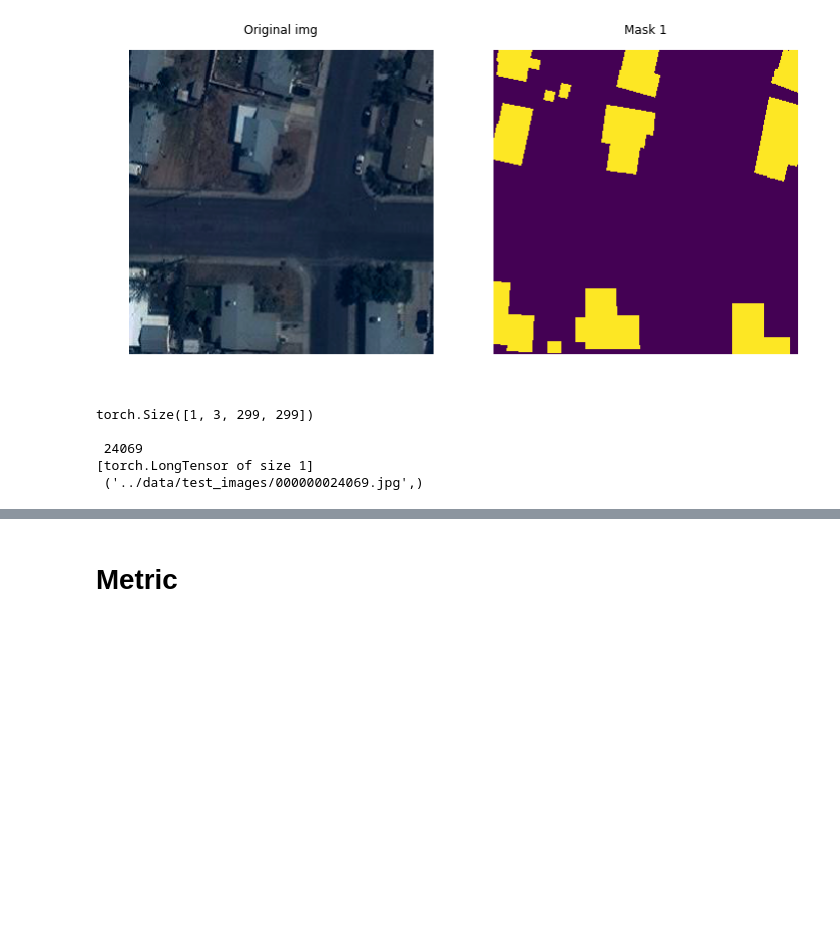
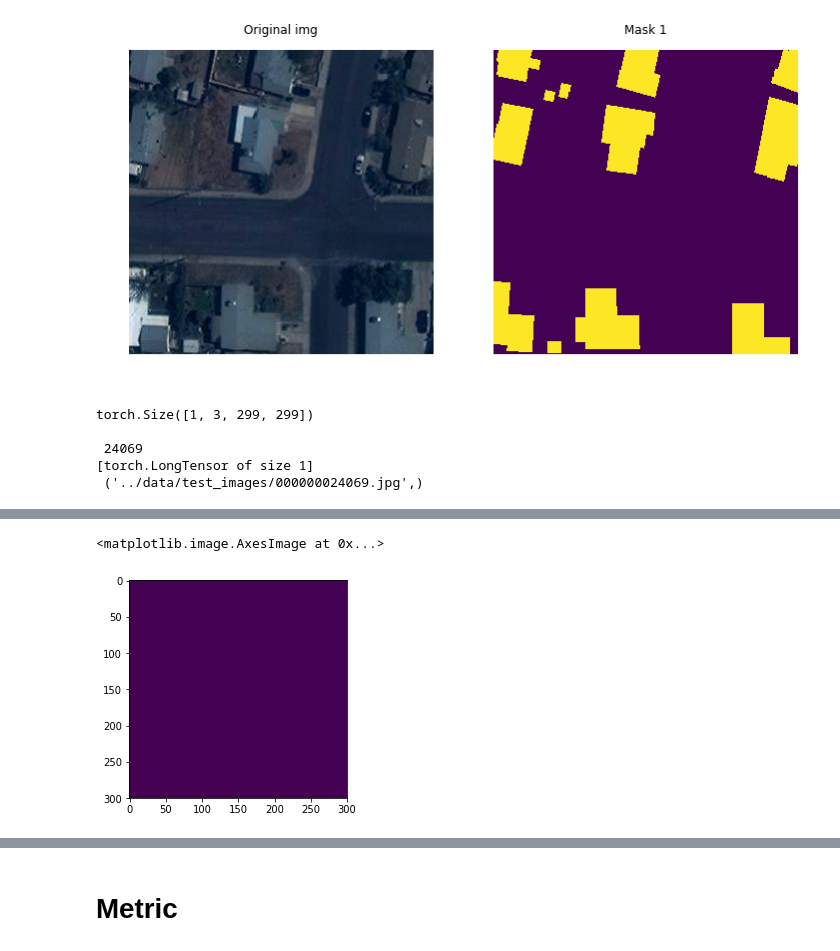
Before and after one commit to reynierhdez/crowdai-maps-2018, a Jupyter notebook: src/main.ipynb, the cells around one changed output, grey strips where cells are left out. Drawn from its saved outputs; the diff is of its cells as text; code cells hidden in the pictures; blank space fills up the shorter version.

```diff
--- a/src/main.ipynb
+++ b/src/main.ipynb
@@ -1009,0 +1399,5 @@ torch.Size([1, 3, 299, 299])
+# %%
+plt.imshow(target[0,1,:,:]<0.01)
+# %% [output]
+<matplotlib.image.AxesImage at 0x...>
+[figure, added]
```
Also changed, not shown: parts of 15 cells of this notebook, 3 other files.
